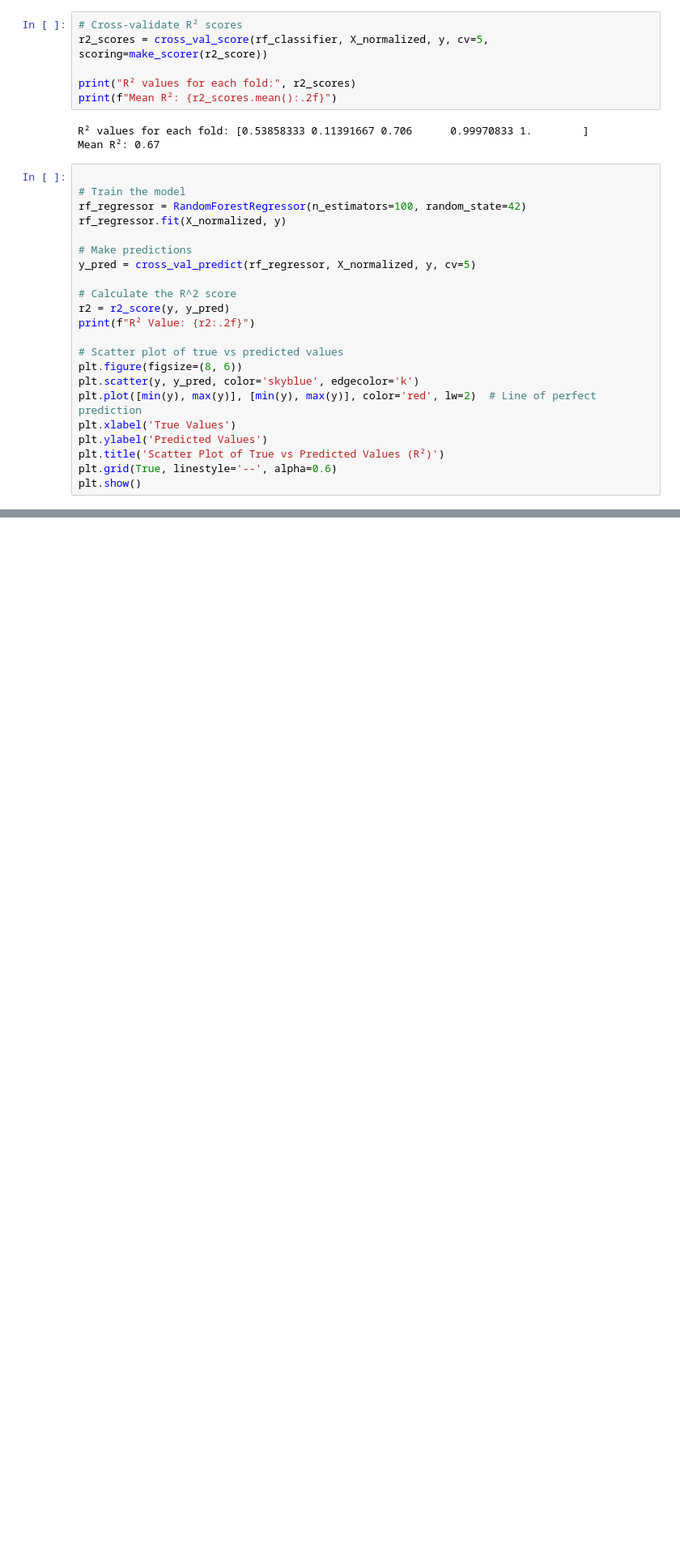
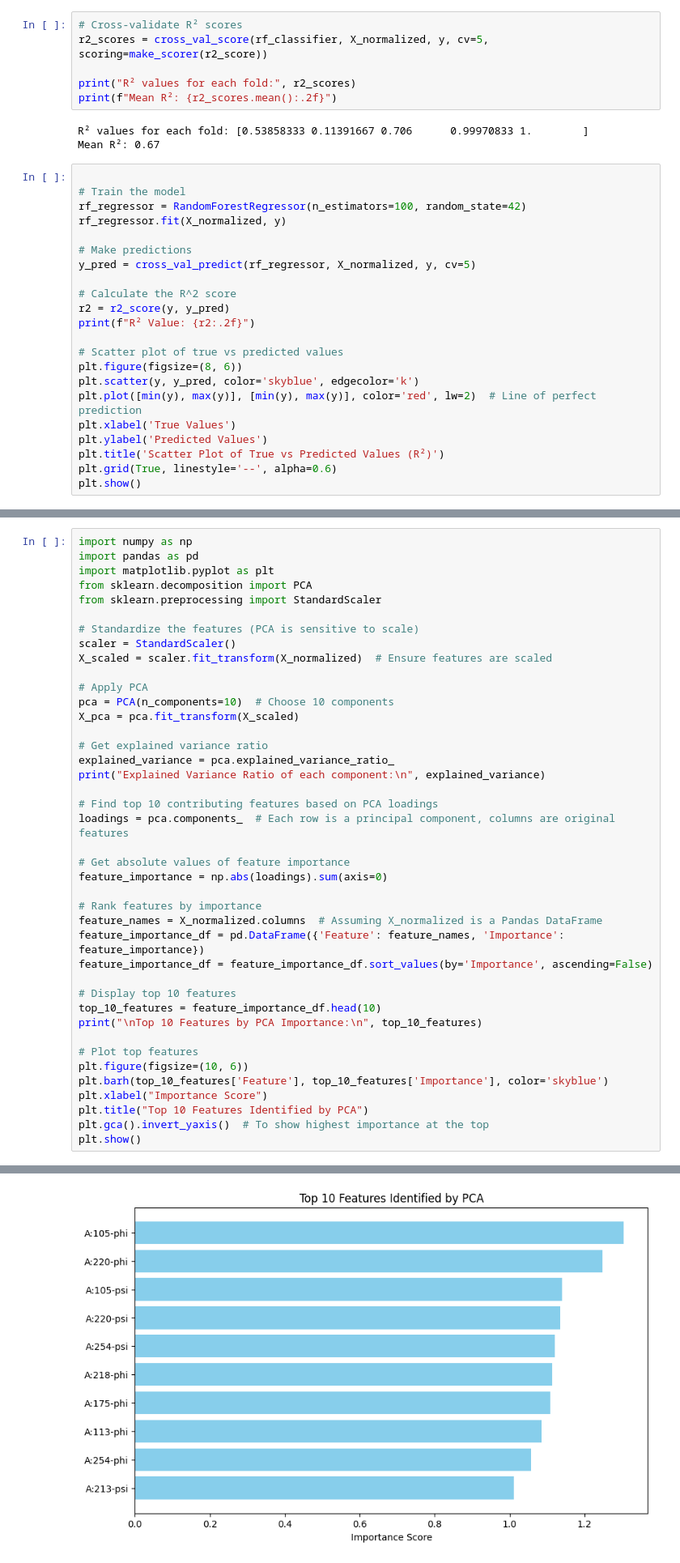
Before and after one commit to Roshankumarshridhar/Feature_importance, a Jupyter notebook: feature_importance_TEM_1.ipynb, the cells around one changed output, grey strips where cells are left out. Shown at 81% size. Cells and saved outputs as stored; diff of their text form; blank space fills up the shorter version.

```diff
--- a/feature_importance_TEM_1.ipynb
+++ b/feature_importance_TEM_1.ipynb
@@ -167,0 +542,42 @@ plt.show()
+# %%
+import numpy as np
+import pandas as pd
+import matplotlib.pyplot as plt
+from sklearn.decomposition import PCA
+from sklearn.preprocessing import StandardScaler
+
+# Standardize the features (PCA is sensitive to scale)
+scaler = StandardScaler()
+X_scaled = scaler.fit_transform(X_normalized)  # Ensure features are scaled
+
+# Apply PCA
+pca = PCA(n_components=10)  # Choose 10 components
+X_pca = pca.fit_transform(X_scaled)
+
+# Get explained variance ratio
+explained_variance = pca.explained_variance_ratio_
+print("Explained Variance Ratio of each component:\n", explained_variance)
+
+# Find top 10 contributing features based on PCA loadings
+loadings = pca.components_  # Each row is a principal component, columns are original features
+
+# Get absolute values of feature importance
+feature_importance = np.abs(loadings).sum(axis=0)
+
+# Rank features by importance
+feature_names = X_normalized.columns  # Assuming X_normalized is a Pandas DataFrame
+feature_importance_df = pd.DataFrame({'Feature': feature_names, 'Importance': feature_importance})
+feature_importance_df = feature_importance_df.sort_values(by='Importance', ascending=False)
+
+# Display top 10 features
+top_10_features = feature_importance_df.head(10)
+print("\nTop 10 Features by PCA Importance:\n", top_10_features)
+
+# Plot top features
+plt.figure(figsize=(10, 6))
+plt.barh(top_10_features['Feature'], top_10_features['Importance'], color='skyblue')
+plt.xlabel("Importance Score")
+plt.title("Top 10 Features Identified by PCA")
+plt.gca().invert_yaxis()  # To show highest importance at the top
+plt.show()
+# %% [output]
@@ -167,0 +600 @@ plt.show()
+[figure, added]
```
Also changed, not shown: parts of 37 cells of this notebook.
